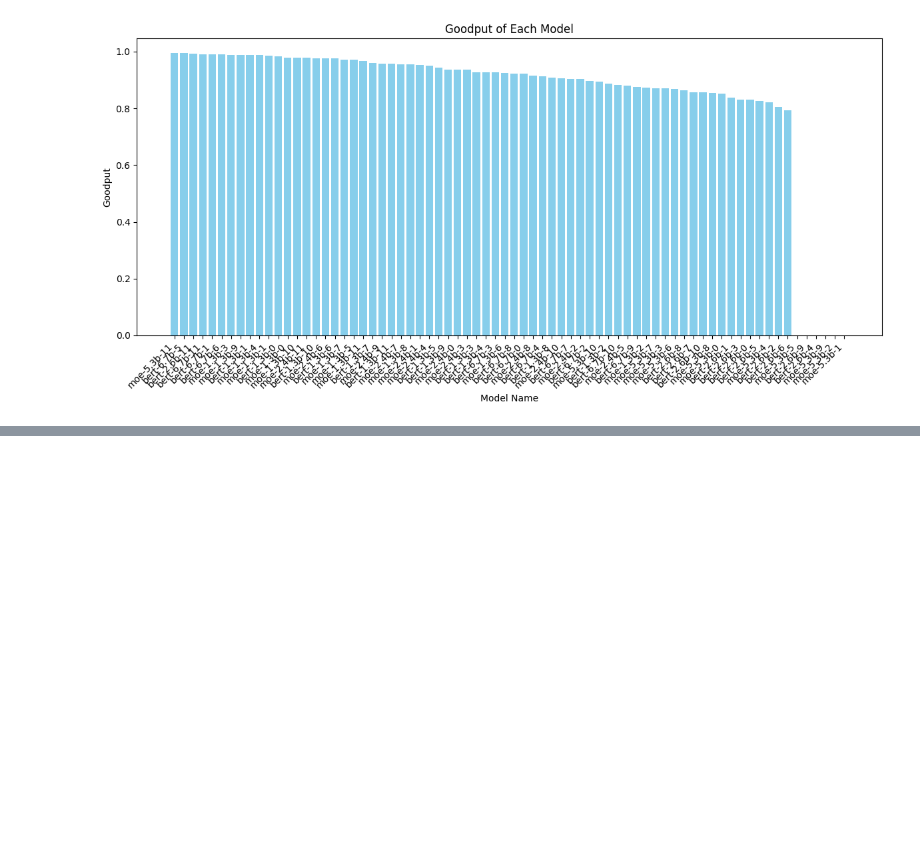
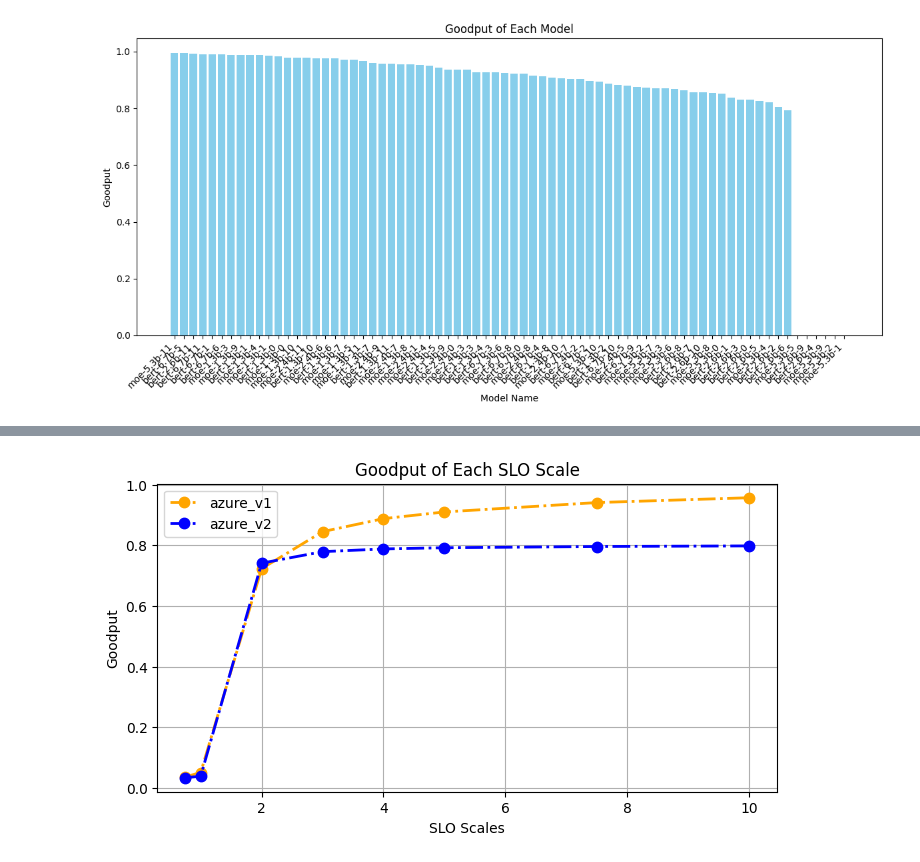
Before and after one commit to KevinCheung2259/mms, a Jupyter notebook: my-test/cluster_gpu_usage.ipynb, the cells around one changed output, grey strips where cells are left out. Saved outputs shown, nothing was run; the diff lists cells and outputs as text; code cells hidden in the pictures; blank space fills up the shorter version.

```diff
--- a/my-test/cluster_gpu_usage.ipynb
+++ b/my-test/cluster_gpu_usage.ipynb
@@ -213,0 +398,40 @@ plt.close()
+# %%
+linestyles = ["solid", "dashed", "dashdot", "dotted"]
+methodcolors = ["C2", "C1", "C0", "red"]
+
+# 读取"/home/zhangy/python_project/mms/my-test/monitor_exp/res_monitor_general_model_cases.tsv"文件
+file_path = "/home/zhangy/python_project/mms/my-test/monitor_exp/res_monitor_general_model_cases.tsv"
+
+slo_scales_v1_ = []
+goodput_list_v1_ = []
+slo_scales_v2_ = []
+goodput_list_v2_ = []
+with open(file_path, 'r') as f:
+    lines = f.readlines()
+    for line in lines:
+        if line.split('\t')[6] == "azure_v1":
+            slo_scales_v1_.append(float(line.split('\t')[8]))
+            goodput_list_v1_.append(float(line.split('\t')[-2]))
+        elif line.split('\t')[6] == "azure_v2":
+            slo_scales_v2_.append(float(line.split('\t')[8]))
+            goodput_list_v2_.append(float(line.split('\t')[-2]))
+
+# 画出goodput_list的折线图，x轴是slo_scales，y轴是goodput_list
+import matplotlib.pyplot as plt
+slo_scales_v1 = [x for x, _ in sorted(zip(slo_scales_v1_, goodput_list_v1_))][:-2]
+goodput_list_v1 = [y for _, y in sorted(zip(slo_scales_v1_, goodput_list_v1_))][:-2]
+slo_scales_v2 = [x for x, _ in sorted(zip(slo_scales_v2_, goodput_list_v2_))][:-2]
+goodput_list_v2 = [y for _, y in sorted(zip(slo_scales_v2_, goodput_list_v2_))][:-2]
+
+# 将曲线画在同一个图上
+plt.figure(figsize=(8, 4))
+plt.plot(slo_scales_v1, goodput_list_v1, label='azure_v1', color='orange', marker='.', linestyle='dashdot', linewidth=2, markersize=15)
+plt.plot(slo_scales_v2, goodput_list_v2, label='azure_v2', color='blue', marker='.', linestyle='dashdot', linewidth=2, markersize=15)
+plt.xlabel('SLO Scales')
+plt.ylabel('Goodput')
+plt.title('Goodput of Each SLO Scale')
+plt.grid()
+plt.legend()
+plt.show()
+# %% [output]
+[figure, added]
```
Also changed, not shown: parts of 11 cells of this notebook, 24 other files.
